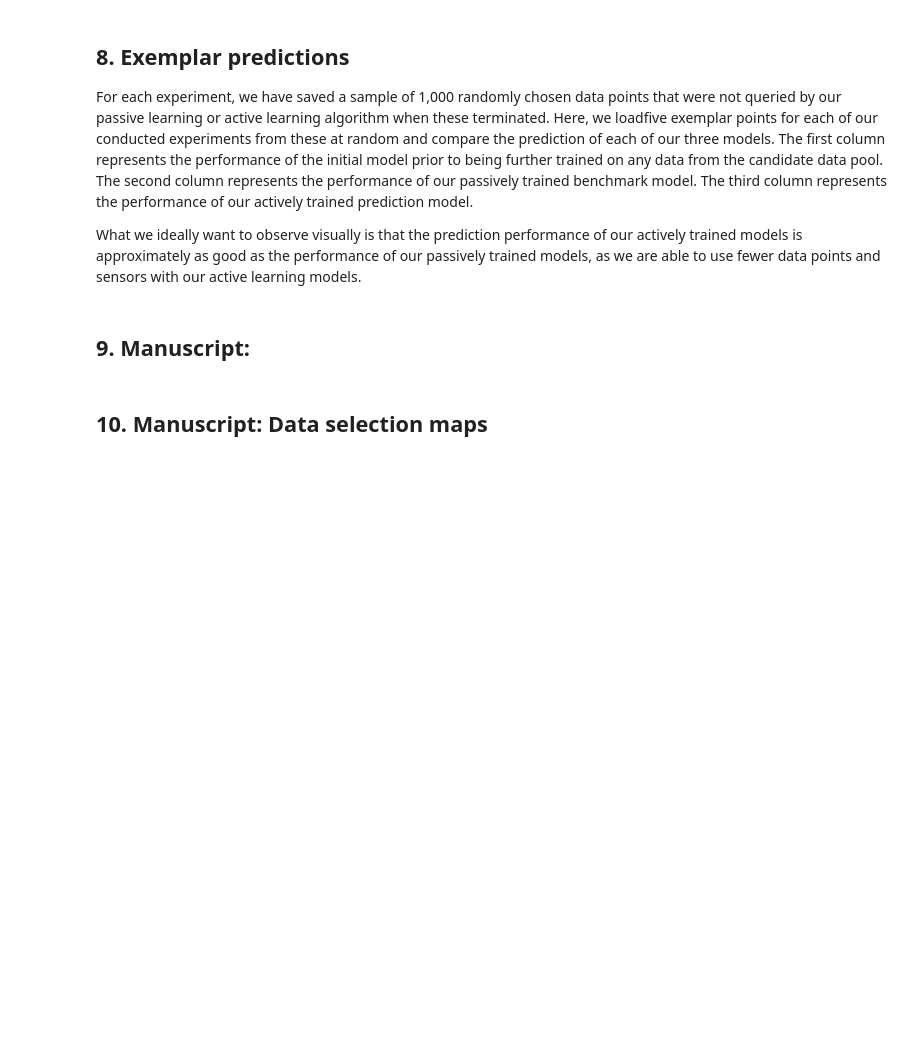
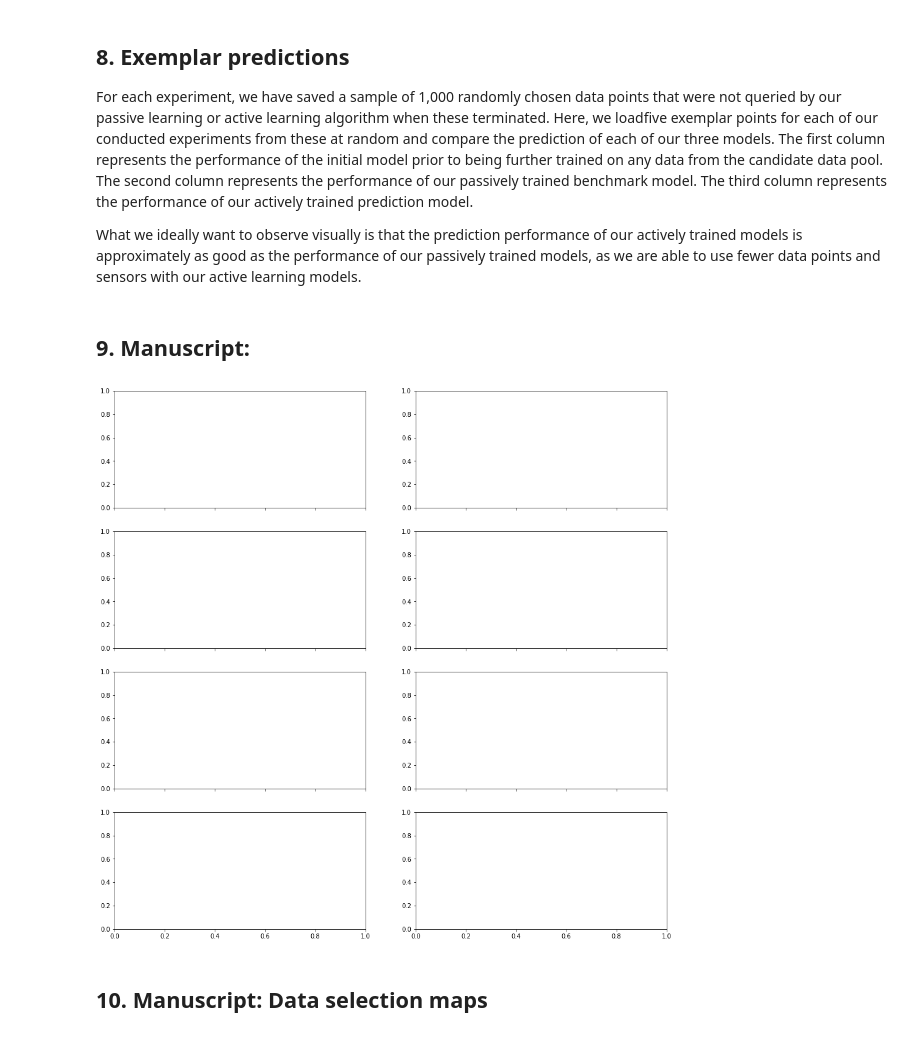
Before and after one commit to ArsamAryandoust/DataSelectionMaps, a Jupyter notebook: src/results_notebook.ipynb, the cells around one changed output. Saved outputs shown, nothing was run; the diff lists cells and outputs as text; code cells hidden in the pictures; blank space fills up the shorter version.

```diff
--- a/src/results_notebook.ipynb
+++ b/src/results_notebook.ipynb
@@ -1078,7 +1084,7 @@ for index_pred, pred_type in enumerate(PRED_TYPE_LIST):
         sensor_usage = result[col_name_val][3]
         RF_loss = result[col_name_val][5]
         PL_loss = result[col_name_val][6]
-        PL_accuracy = round(100* (1 - PL_loss/RF_loss))/100
+        PL_accuracy = 1 - min(1, PL_loss /RF_loss)
 
         # create the figure legends for random losses
         legend_RF = 'RF baseline'
@@ -1090,7 +1096,7 @@ for index_pred, pred_type in enumerate(PRED_TYPE_LIST):
             'PL random:',
             budget_usage,
             sensor_usage,
-            PL_loss
+            PL_accuracy
         )
 
         fig, ax = plt.subplots(
@@ -1175,7 +1181,7 @@ for index_pred, pred_type in enumerate(PRED_TYPE_LIST):
                 sensor = result[col_name_val][3]
                 RF_loss = result[col_name_val][5]
                 AL_loss = result[col_name_val][6]
-                AL_accuracy = round(100* (1 - AL_loss/RF_loss))/100
+                AL_accuracy = 1 - min(1, AL_loss /RF_loss)
 
                 # create the legends
                 legend_train = 'AL {}: {}s'.format(
@@ -1304,7 +1310,7 @@ for index_pred, pred_type in enumerate(PRED_TYPE_LIST):
         sensor_usage = result[col_name_val][3]
         RF_loss = result[col_name_val][5]
         PL_loss = result[col_name_val][6]
-        PL_accuracy = round(100* (1 - PL_loss/RF_loss))/100
+        PL_accuracy = 1 - min(1, PL_loss /RF_loss)
 
         # create the figure legends for random losses
         legend_RF = 'RF baseline'
@@ -1359,7 +1365,7 @@ for index_pred, pred_type in enumerate(PRED_TYPE_LIST):
                 sensor = result[col_name_val][3]
                 RF_loss = result[col_name_val][5]
                 AL_loss = result[col_name_val][6]
-                AL_accuracy = round(100* (1 - AL_loss/RF_loss))/100
+                AL_accuracy = 1 - min(1, AL_loss /RF_loss)
 
                 # create the legends
                 legend_val = 'AL {}  {:.0%} data  {:.0%} sensors  {:.0%} accuracy'.format(
@@ -1487,14 +1493,6 @@ for index_pred, pred_type in enumerate(PRED_TYPE_LIST):
         title_counter = 0
         # iterate over all AL variables
         for index_var, AL_variable in enumerate(AL_VARIABLES):
-
-            # plot passive learning training losses
-            ax[index_var, plot_column].plot(
-                PL_val,
-                color='b',
-                linestyle='--',
-                label=legend_PL_val
-            )
 
             if index_var == 0:
                 # set column titles
@@ -1873,6 +1871,76 @@ for index_pred, pred_type in enumerate(PRED_TYPE_LIST):
                 fig.savefig(saving_path)
 # %% [markdown]
 ## 9. Manuscript:
+# %%
+# provide some hyper
+n_rows = 4
+n_cols = 2
+
+path_to_saving = path_to_summary_results + 'summary_results.pdf'
+
+# create figure
+fig, ax = plt.subplots(
+    n_rows,
+    n_cols,
+    sharex=True ,
+    figsize=(16, n_rows * 4)
+)
+
+result_index_counter= 0
+# iterate over all considered prediction types
+for index_pred, pred_type in enumerate(PRED_TYPE_LIST):
+
+    # iterate over all considered parameter constellations
+    for index_param, parameter in enumerate(PARAMETER_LIST):
+
+        delta = int(parameter[5])
+        valup = int(parameter[12])
+
+        # get results df corresponding to currently iterated parameter and pred_type
+        result = results_list[result_index_counter]
+
+        # increment result index counter
+        result_index_counter += 1
+
+        # create the column name for random lossess
+        col_name_train = (
+            pred_type
+            + ' None '
+            + 'PL '
+            + 'train'
+        )
+        col_name_val = (
+            pred_type
+            + ' None '
+            + 'PL '
+            + 'val'
+        )
+
+        # get random results
+        PL_train = result[col_name_train][9:].dropna().values
+        t_iter = int(result[col_name_train][1])
+
+        PL_val = result[col_name_val][9:].dropna().values
+        budget_usage = result[col_name_val][2]
+        sensor_usage = result[col_name_val][3]
+        RF_loss = result[col_name_val][5]
+        PL_loss = result[col_name_val][6]
+        PL_accuracy = 1 - min(1, PL_loss /RF_loss)
+
+        # create the figure legends for random losses
+        legend_RF = 'RF baseline'
+        legend_PL_train = '{} {}s'.format(
+            'PL random:',
+            t_iter
+        )
+        legend_PL_val = '{}  {:.0%} data  {:.0%} sensors  {:.0%} accuracy'.format(
+            'PL random:',
+            budget_usage,
+            sensor_usage,
+            PL_accuracy
+        )
+# %% [output]
+[figure, added]
 # %%
 n_rows = 4
 n_cols = 2
```
Also changed, not shown: parts of 4 cells of this notebook, 9 other files.
